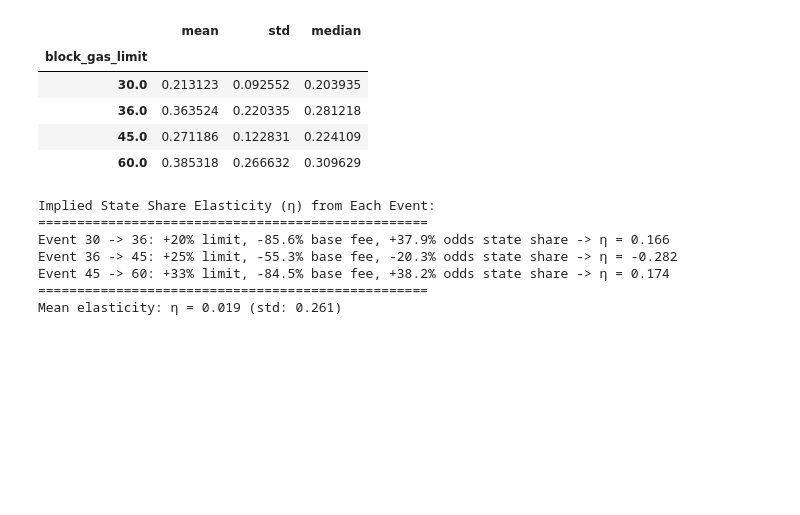
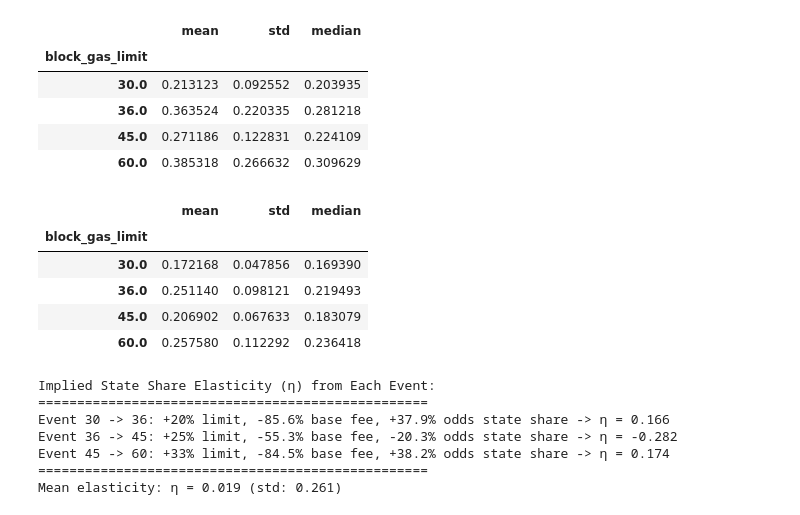
Before and after one commit to misilva73/evm-gas-repricings, a Jupyter notebook: notebooks/0.7-resource_price_elasticity_v2.ipynb, the cells around one changed output. Cells and saved outputs as stored; diff of their text form; code cells hidden in the pictures; blank space fills up the shorter version.

```diff
--- a/notebooks/0.7-resource_price_elasticity_v2.ipynb
+++ b/notebooks/0.7-resource_price_elasticity_v2.ipynb
@@ -866,6 +866,16 @@ df.groupby("block_gas_limit")["odds_state"].agg(["mean", "std", "median"])
 | 36.0 | 0.363524 | 0.220335 | 0.281218 |
 | 45.0 | 0.271186 | 0.122831 | 0.224109 |
 | 60.0 | 0.385318 | 0.266632 | 0.309629 |
+# %%
+# state share
+df.groupby("block_gas_limit")["state_share"].agg(["mean", "std", "median"])
+# %% [output]
+|  | mean | std | median |
+| block_gas_limit |  |  |  |
+| 30.0 | 0.172168 | 0.047856 | 0.169390 |
+| 36.0 | 0.251140 | 0.098121 | 0.219493 |
+| 45.0 | 0.206902 | 0.067633 | 0.183079 |
+| 60.0 | 0.257580 | 0.112292 | 0.236418 |
 # %%
 # Calculate implied elasticity for each event
 eta_df = df.groupby("block_gas_limit")[["base_fee_wei", "odds_state"]].median().reset_index()
```
Also changed, not shown: parts of 7 cells of this notebook, 1 other file.
